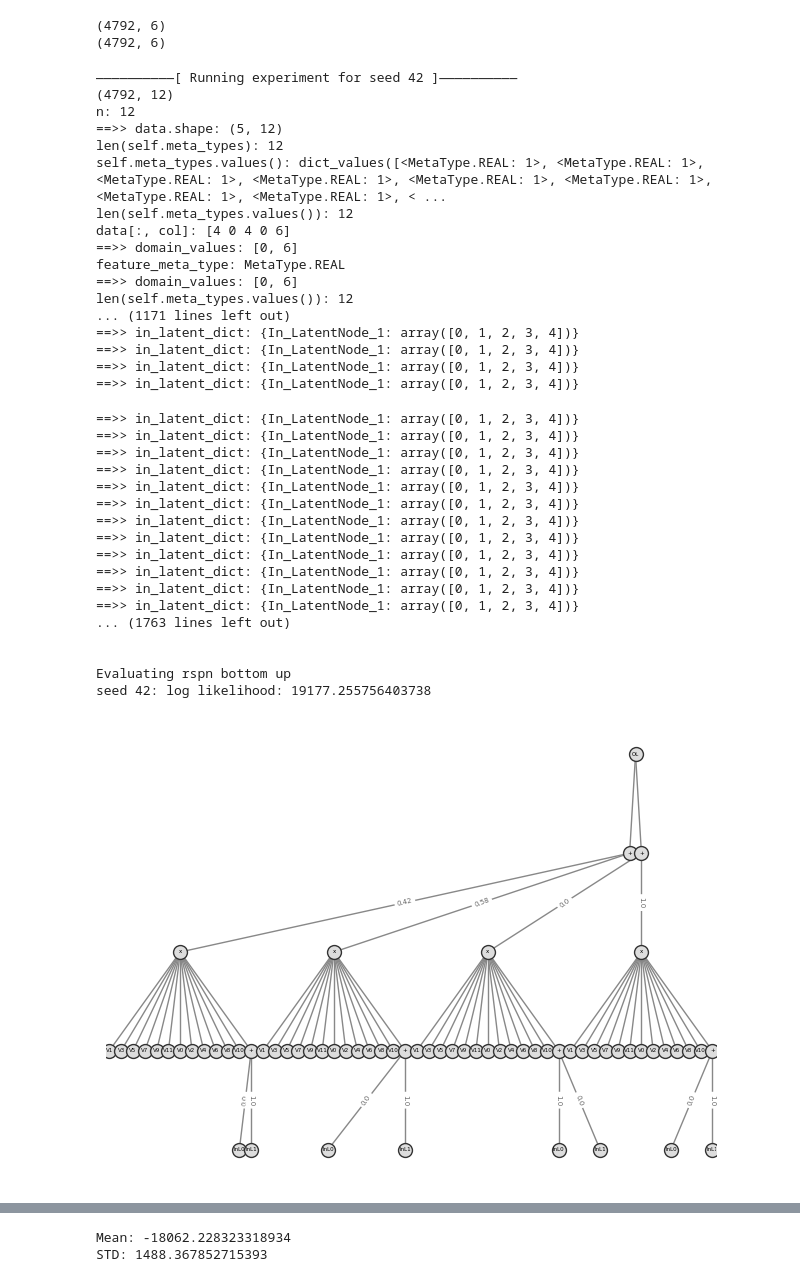
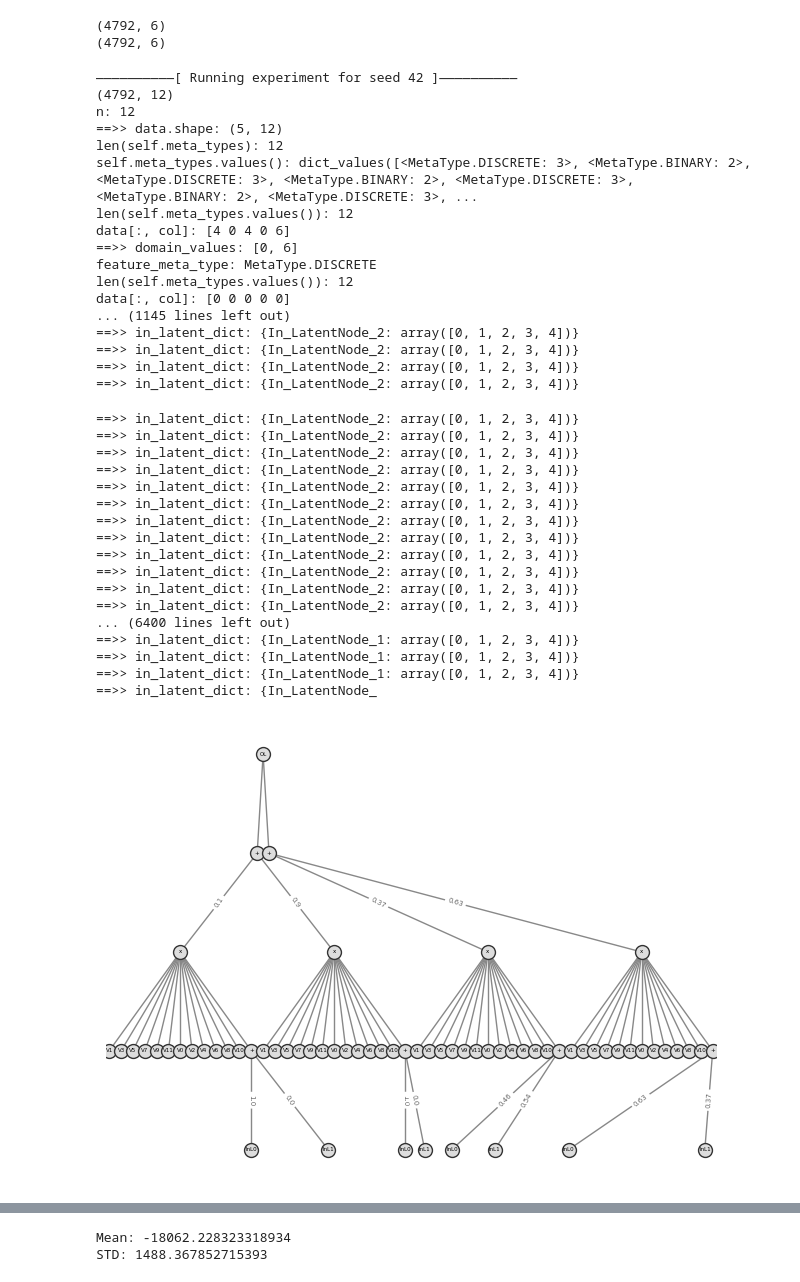
Before and after one commit to Dariyan-Khan/oSLRAU_and_RSPN, a Jupyter notebook: RSPN_vasopressor.ipynb, the cells around one changed output, grey strips where cells are left out. Saved outputs shown, nothing was run; the diff lists cells and outputs as text; code cells hidden in the pictures.

Commit message:
vaso changes

```diff
--- a/RSPN_vasopressor.ipynb
+++ b/RSPN_vasopressor.ipynb
@@ -224,7 +221,7 @@ n_dim = 2
 num_time_steps = 6
 
 # oSLRAU_params = oSLRAUParams(mergebatch_threshold=128, corrthresh=0.1, mvmaxscope=1, equalweight=True, currVals=True)
-oSLRAU_params = oSLRAUParams(mergebatch_threshold=100, corrthresh=0.7, mvmaxscope=1, equalweight=True, currVals=True)
+oSLRAU_params = oSLRAUParams(mergebatch_threshold=100, corrthresh=0.1, mvmaxscope=1, equalweight=True, currVals=True)
 
 os_args = {
     "num_variables": num_time_steps * n_dim,
@@ -256,51 +253,50 @@ for seed in seed_ls:
     test_ds, _ = process_ds(test_vaso_datasets[i])
 
     rspn_vaso, template_spn = final_ll_vaso(train_ds, num_epochs=3, do_plot_spn=False, os_args=os_args, rspn=None)
-    # rspn_vaso = final_ll_vaso(train_all_ones, num_epochs=3, do_plot_spn=False, os_args=os_args, rspn=None, do_updates=True)
+    rspn_vaso, _ = final_ll_vaso(train_all_ones, num_epochs=3, do_plot_spn=False, os_args=os_args, rspn=None, do_updates=True)
     rspn_test_ll_mimic = np.sum(rspn_vaso.log_likelihood(test_ds, os_args["unroll"], os_args["len_sequence_varies"]))
     print(f"seed {seed}: log likelihood: {rspn_test_ll_mimic}")
     log_likelihoods.append(rspn_test_ll_mimic)
     rspn_vaso_models.append(rspn_vaso)
-    break
 # %% [output]
 ——————————[ Running experiment for seed 42 ]——————————
 (4792, 12)
 n: 12
 ==>> data.shape: (5, 12)
 len(self.meta_types): 12
-self.meta_types.values(): dict_values([<MetaType.REAL: 1>, <MetaType.REAL: 1>, <MetaType.REAL: 1>, <MetaType.REAL: 1>, <MetaType.REAL: 1>, <MetaType.REAL: 1>, <MetaType.REAL: 1>, <MetaType.REAL: 1>, < ...
+self.meta_types.values(): dict_values([<MetaType.DISCRETE: 3>, <MetaType.BINARY: 2>, <MetaType.DISCRETE: 3>, <MetaType.BINARY: 2>, <MetaType.DISCRETE: 3>, <MetaType.BINARY: 2>, <MetaType.DISCRETE: 3>, ...
 len(self.meta_types.values()): 12
 data[:, col]: [4 0 4 0 6]
 ==>> domain_values: [0, 6]
-feature_meta_type: MetaType.REAL
-==>> domain_values: [0, 6]
+feature_meta_type: MetaType.DISCRETE
 len(self.meta_types.values()): 12
-... (1171 lines left out)
-==>> in_latent_dict: {In_LatentNode_1: array([0, 1, 2, 3, 4])}
-==>> in_latent_dict: {In_LatentNode_1: array([0, 1, 2, 3, 4])}
-==>> in_latent_dict: {In_LatentNode_1: array([0, 1, 2, 3, 4])}
-==>> in_latent_dict: {In_LatentNode_1: array([0, 1, 2, 3, 4])}
+data[:, col]: [0 0 0 0 0]
+... (1145 lines left out)
+==>> in_latent_dict: {In_LatentNode_2: array([0, 1, 2, 3, 4])}
+==>> in_latent_dict: {In_LatentNode_2: array([0, 1, 2, 3, 4])}
+==>> in_latent_dict: {In_LatentNode_2: array([0, 1, 2, 3, 4])}
+==>> in_latent_dict: {In_LatentNode_2: array([0, 1, 2, 3, 4])}
+==>> in_latent_dict: {In_LatentNode_2: array([0, 1, 2, 3, 4])}
+==>> in_latent_dict: {In_LatentNode_2: array([0, 1, 2, 3, 4])}
+==>> in_latent_dict: {In_LatentNode_2: array([0, 1, 2, 3, 4])}
+==>> in_latent_dict: {In_LatentNode_2: array([0, 1, 2, 3, 4])}
+==>> in_latent_dict: {In_LatentNode_2: array([0, 1, 2, 3, 4])}
+==>> in_latent_dict: {In_LatentNode_2: array([0, 1, 2, 3, 4])}
+==>> in_latent_dict: {In_LatentNode_2: array([0, 1, 2, 3, 4])}
+==>> in_latent_dict: {In_LatentNode_2: array([0, 1, 2, 3, 4])}
+==>> in_latent_dict: {In_LatentNode_2: array([0, 1, 2, 3, 4])}
+==>> in_latent_dict: {In_LatentNode_2: array([0, 1, 2, 3, 4])}
+==>> in_latent_dict: {In_LatentNode_2: array([0, 1, 2, 3, 4])}
+==>> in_latent_dict: {In_LatentNode_2: array([0, 1, 2, 3, 4])}
+... (6400 lines left out)
 ==>> in_latent_dict: {In_LatentNode_1: array([0, 1, 2, 3, 4])}
 ==>> in_latent_dict: {In_LatentNode_1: array([0, 1, 2, 3, 4])}
 ==>> in_latent_dict: {In_LatentNode_1: array([0, 1, 2, 3, 4])}
-==>> in_latent_dict: {In_LatentNode_1: array([0, 1, 2, 3, 4])}
-==>> in_latent_dict: {In_LatentNode_1: array([0, 1, 2, 3, 4])}
-==>> in_latent_dict: {In_LatentNode_1: array([0, 1, 2, 3, 4])}
-==>> in_latent_dict: {In_LatentNode_1: array([0, 1, 2, 3, 4])}
-==>> in_latent_dict: {In_LatentNode_1: array([0, 1, 2, 3, 4])}
-==>> in_latent_dict: {In_LatentNode_1: array([0, 1, 2, 3, 4])}
-==>> in_latent_dict: {In_LatentNode_1: array([0, 1, 2, 3, 4])}
-==>> in_latent_dict: {In_LatentNode_1: array([0, 1, 2, 3, 4])}
-==>> in_latent_dict: {In_LatentNode_1: array([0, 1, 2, 3, 4])}
-... (1763 lines left out)
-
-
-Evaluating rspn bottom up
-seed 42: log likelihood: 19177.255756403738
+==>> in_latent_dict: {In_LatentNode_
 # %%
-plot_spn(template_spn, 'rspn_final_template.pdf')
+plot_spn(template_spn, 'rspn_final_og_struct.pdf')
 # %% [output]
-[figure, old version]
+[figure, new version]
 # %%
 # print(f"Mean: {np.array(log_likelihoods).mean()}")
 # print(f"STD: {np.array(log_likelihoods).std()}")
```
Also changed, not shown: parts of 7 cells of this notebook.
